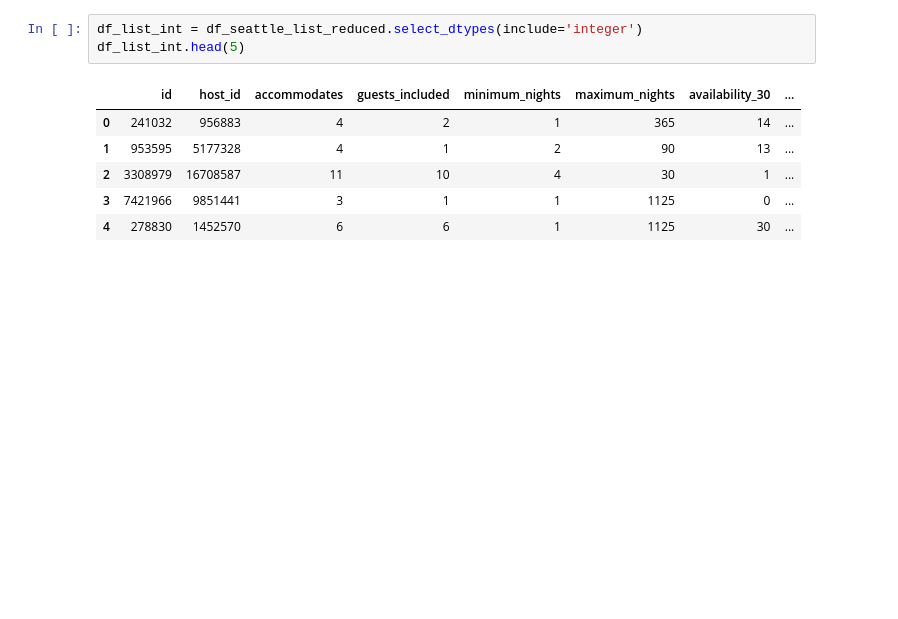
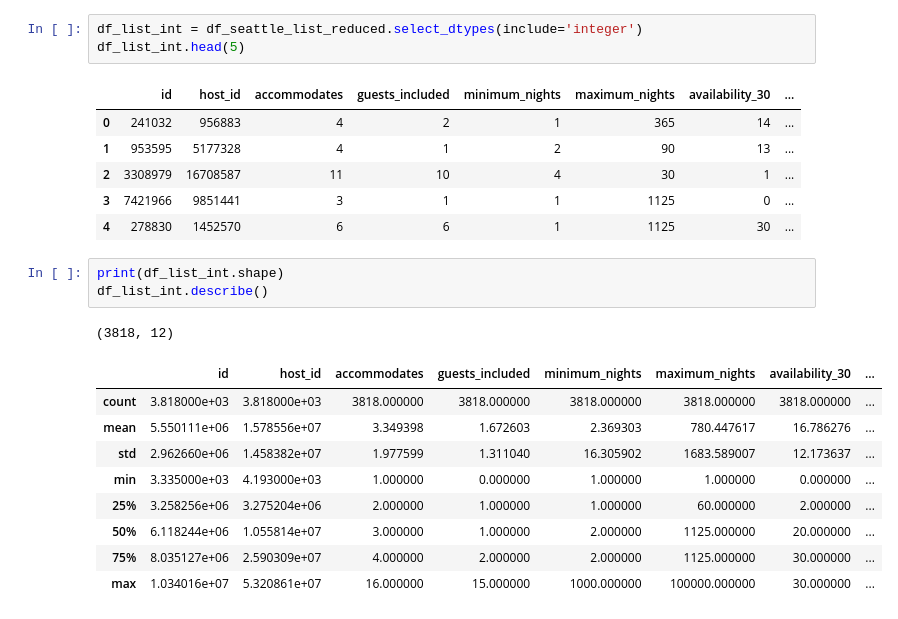
Before and after one commit to dedwardn/bed-earnings, a Jupyter notebook: exploration.ipynb, the cells around one changed output. Drawn from its saved outputs; the diff is of its cells as text; blank space fills up the shorter version.

```diff
--- a/exploration.ipynb
+++ b/exploration.ipynb
@@ -177,3 +191,17 @@ df_list_int.head(5)
 | 2 | 3308979 | 16708587 | 11 | 10 | 4 | 30 | 1 | ... |
 | 3 | 7421966 | 9851441 | 3 | 1 | 1 | 1125 | 0 | ... |
 | 4 | 278830 | 1452570 | 6 | 6 | 1 | 1125 | 30 | ... |
+# %%
+print(df_list_int.shape)
+df_list_int.describe()
+# %% [output]
+(3818, 12)
+|  | id | host_id | accommodates | guests_included | minimum_nights | maximum_nights | availability_30 | ... |
+| count | 3.818000e+03 | 3.818000e+03 | 3818.000000 | 3818.000000 | 3818.000000 | 3818.000000 | 3818.000000 | ... |
+| mean | 5.550111e+06 | 1.578556e+07 | 3.349398 | 1.672603 | 2.369303 | 780.447617 | 16.786276 | ... |
+| std | 2.962660e+06 | 1.458382e+07 | 1.977599 | 1.311040 | 16.305902 | 1683.589007 | 12.173637 | ... |
+| min | 3.335000e+03 | 4.193000e+03 | 1.000000 | 0.000000 | 1.000000 | 1.000000 | 0.000000 | ... |
+| 25% | 3.258256e+06 | 3.275204e+06 | 2.000000 | 1.000000 | 1.000000 | 60.000000 | 2.000000 | ... |
+| 50% | 6.118244e+06 | 1.055814e+07 | 3.000000 | 1.000000 | 2.000000 | 1125.000000 | 20.000000 | ... |
+| 75% | 8.035127e+06 | 2.590309e+07 | 4.000000 | 2.000000 | 2.000000 | 1125.000000 | 30.000000 | ... |
+| max | 1.034016e+07 | 5.320861e+07 | 16.000000 | 15.000000 | 1000.000000 | 100000.000000 | 30.000000 | ... |
```
Also changed, not shown: parts of 2 cells of this notebook.
